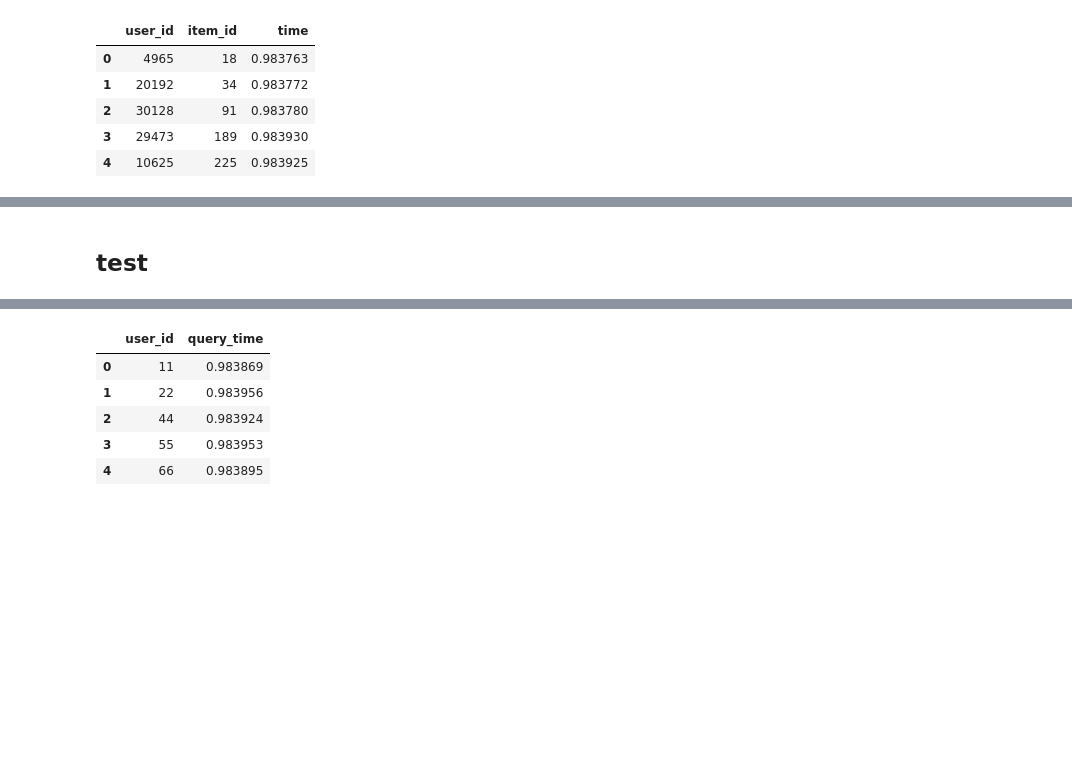
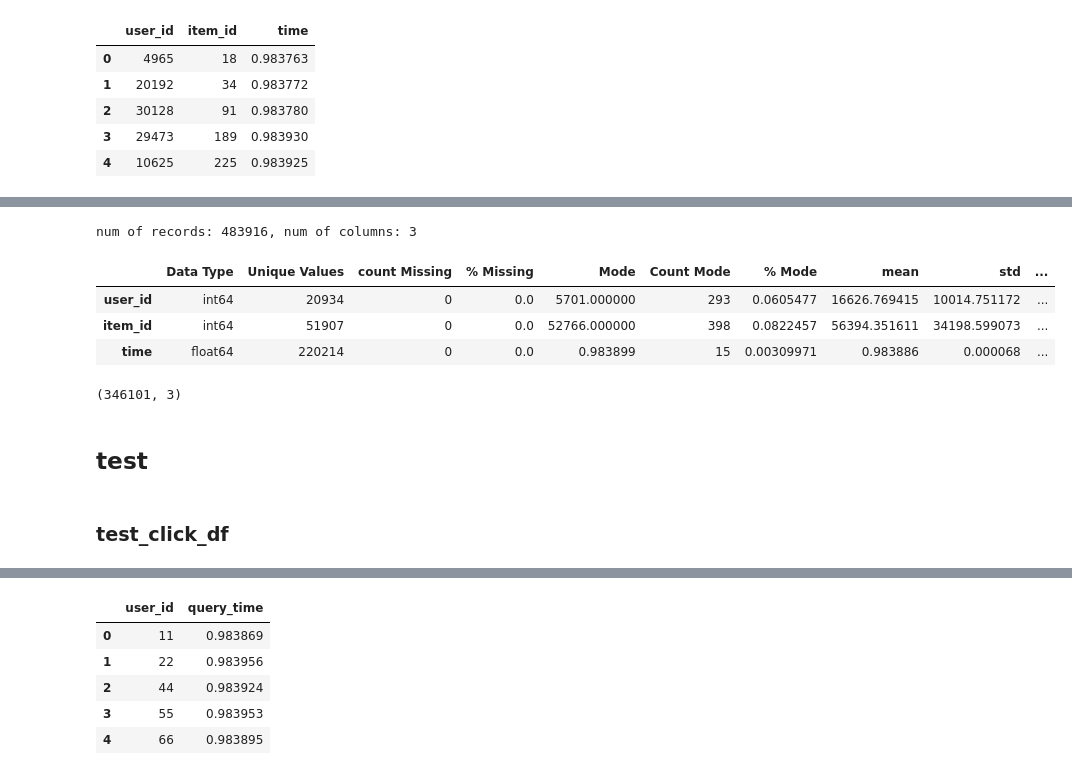
Before and after one commit to mayi140611/mayiapps, a Jupyter notebook: c6_Modern_E_Commerce_Platform_Debiasing/0EDA.ipynb, the cells around one changed output, grey strips where cells are left out. Drawn from its saved outputs; the diff is of its cells as text; code cells hidden in the pictures; blank space fills up the shorter version.

```diff
--- a/c6_Modern_E_Commerce_Platform_Debiasing/0EDA.ipynb
+++ b/c6_Modern_E_Commerce_Platform_Debiasing/0EDA.ipynb
@@ -338,2 +461,16 @@ train_click_0_df.head()
+# %%
+de.describe(train_click_df)
+# %% [output]
+num of records: 483916, num of columns: 3
+|  | Data Type | Unique Values | count Missing | % Missing | Mode | Count Mode | % Mode | mean | std | ... |
+| user_id | int64 | 20934 | 0 | 0.0 | 5701.000000 | 293 | 0.0605477 | 16626.769415 | 10014.751172 | ... |
+| item_id | int64 | 51907 | 0 | 0.0 | 52766.000000 | 398 | 0.0822457 | 56394.351611 | 34198.599073 | ... |
+| time | float64 | 220214 | 0 | 0.0 | 0.983899 | 15 | 0.00309971 | 0.983886 | 0.000068 | ... |
+# %%
+train_click_df.drop_duplicates('user_id item_id'.split()).shape
+# %% [output]
+(346101, 3)
 # %% [markdown]
 ## test
+# %% [markdown]
+### test_click_df
```
Also changed, not shown: parts of 32 cells of this notebook, 2 other files.
